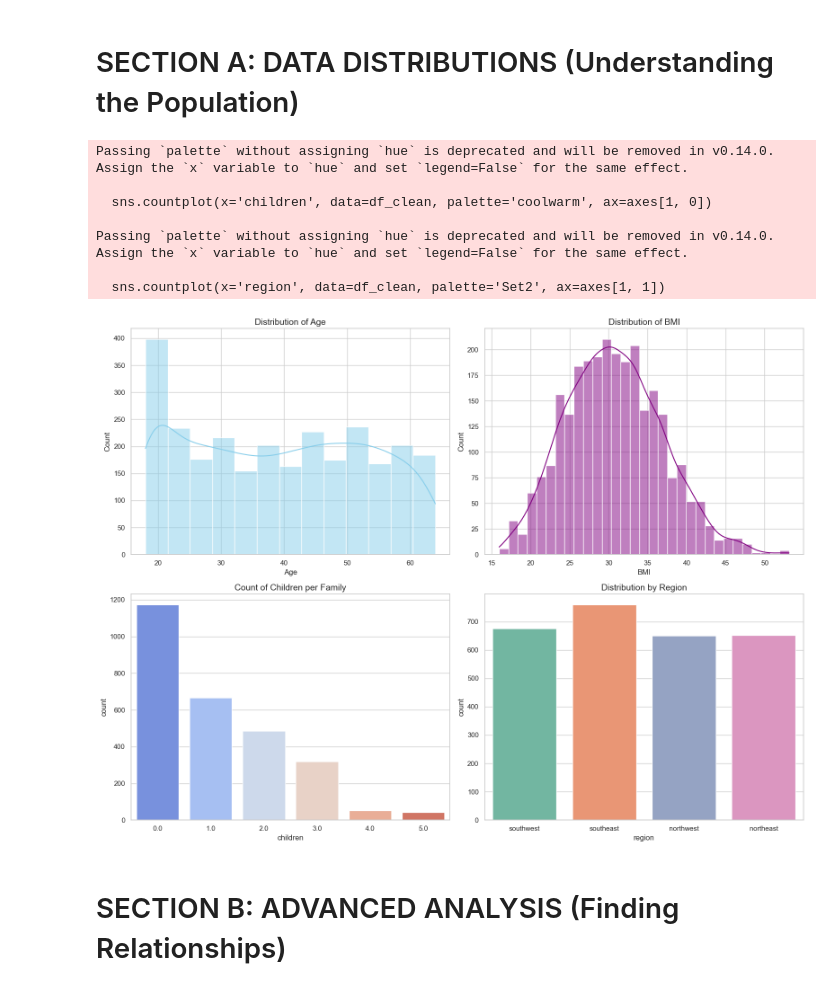
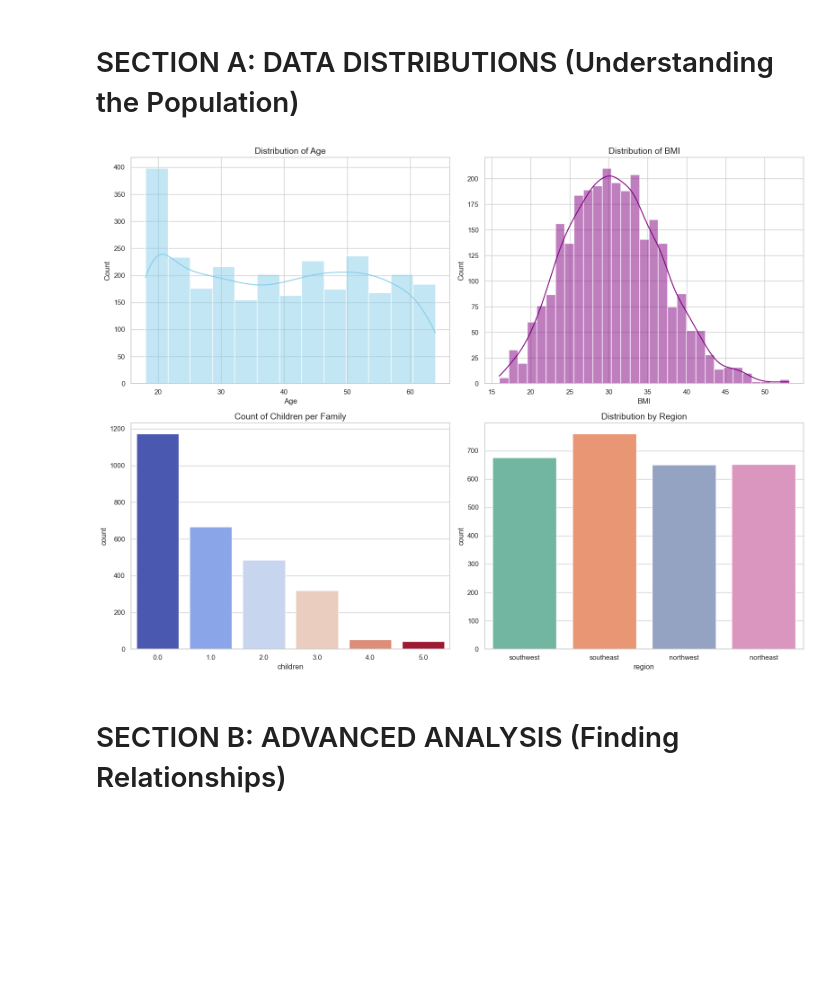
Before and after one commit to code-with-shriyut/health-insurance-prediction, a Jupyter notebook: notebooks/02_data_analysis.ipynb, the cells around one changed output. Drawn from its saved outputs; the diff is of its cells as text; code cells hidden in the pictures; blank space fills up the shorter version.

Commit message:
Fixed Seaborn warnings in Data Analysis notebook

```diff
--- a/notebooks/02_data_analysis.ipynb
+++ b/notebooks/02_data_analysis.ipynb
@@ -34,38 +38,32 @@ Rows used for Analysis: 2736 (Removed missing values)
 # %% [markdown]
 # SECTION A: DATA DISTRIBUTIONS (Understanding the Population)
 # %%
-# We will create a grid of 4 graphs to see the basics
 fig, axes = plt.subplots(2, 2, figsize=(16, 12))
 
 # Graph 1: Age Distribution
 sns.histplot(df_clean['age'], kde=True, color='skyblue', ax=axes[0, 0])
 axes[0, 0].set_title('Distribution of Age', fontsize=14)
 axes[0, 0].set_xlabel('Age')
 
-# Graph 2: BMI Distribution (Body Mass Index)
+# Graph 2: BMI Distribution
 sns.histplot(df_clean['bmi'], kde=True, color='purple', ax=axes[0, 1])
 axes[0, 1].set_title('Distribution of BMI', fontsize=14)
 axes[0, 1].set_xlabel('BMI')
 
-# Graph 3: Children Count
-sns.countplot(x='children', data=df_clean, palette='coolwarm', ax=axes[1, 0])
+# Graph 3: Children Count (FIXED)
+# Added hue='children' and legend=False
+sns.countplot(x='children', data=df_clean, hue='children', legend=False, palette='coolwarm', ax=axes[1, 0])
 axes[1, 0].set_title('Count of Children per Family', fontsize=14)
 
-# Graph 4: Region Distribution
-sns.countplot(x='region', data=df_clean, palette='Set2', ax=axes[1, 1])
+# Graph 4: Region Distribution (FIXED)
+# Added hue='region' and legend=False
+sns.countplot(x='region', data=df_clean, hue='region', legend=False, palette='Set2', ax=axes[1, 1])
 axes[1, 1].set_title('Distribution by Region', fontsize=14)
 
 plt.tight_layout()
 plt.show()
 # %% [output]
-Passing `palette` without assigning `hue` is deprecated and will be removed in v0.14.0. Assign the `x` variable to `hue` and set `legend=False` for the same effect.
-
-  sns.countplot(x='children', data=df_clean, palette='coolwarm', ax=axes[1, 0])
-
-Passing `palette` without assigning `hue` is deprecated and will be removed in v0.14.0. Assign the `x` variable to `hue` and set `legend=False` for the same effect.
-
-  sns.countplot(x='region', data=df_clean, palette='Set2', ax=axes[1, 1])
-[figure, old version]
+[figure, new version]
 # %% [markdown]
 # SECTION B: ADVANCED ANALYSIS (Finding Relationships)
 # %%
```
Also changed, not shown: parts of 2 cells of this notebook.
